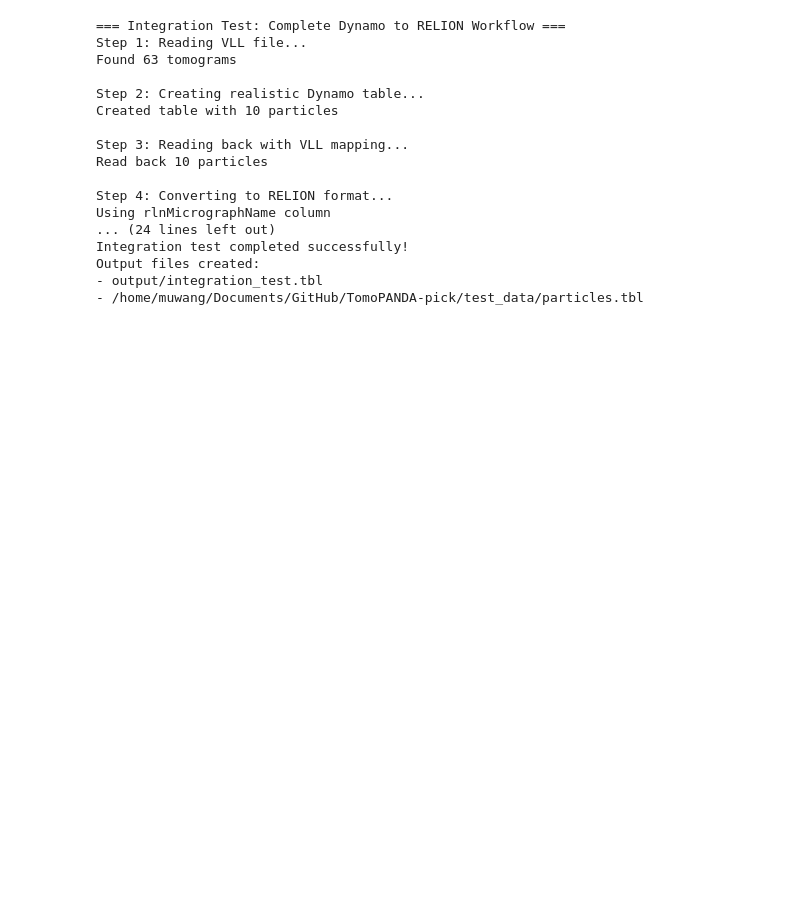
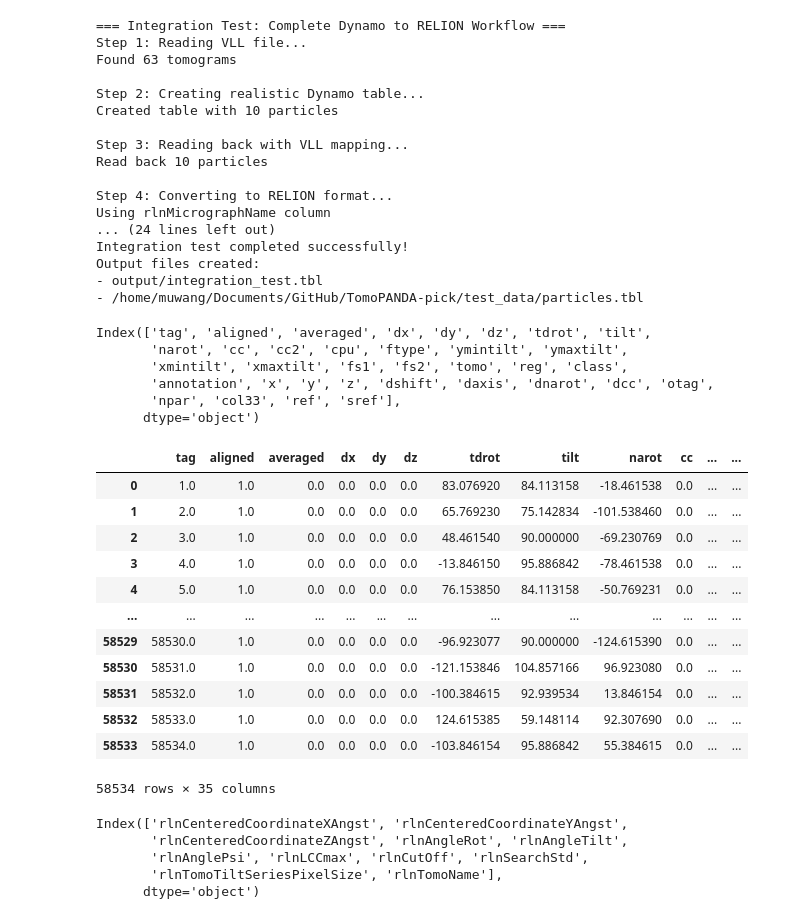
Before and after one commit to GiantFurosemide/TomoPANDA-pick, a Jupyter notebook: notebooks/test_io_dynamo.ipynb, the cells around one changed output. Cells and saved outputs as stored; diff of their text form; code cells hidden in the pictures; blank space fills up the shorter version.

```diff
--- a/notebooks/test_io_dynamo.ipynb
+++ b/notebooks/test_io_dynamo.ipynb
@@ -355,3 +355,42 @@ Integration test completed successfully!
 Output files created:
 - output/integration_test.tbl
 - /home/muwang/Documents/GitHub/TomoPANDA-pick/test_data/particles.tbl
+# %%
+# from star to tbl
+
+starfile_particle = '/home/muwang/Documents/projects/IR/20230518IR_mCherry/merged_particles_changeTomoName.star'
+df =relion_star_to_dynamo_tbl(starfile_particle, 6.72,tomogram_size=(999,999,499), output_file='output/particles_changeTomoName_bin8.tbl')
+# %%
+df.keys()
+# %% [output]
+Index(['tag', 'aligned', 'averaged', 'dx', 'dy', 'dz', 'tdrot', 'tilt',
+       'narot', 'cc', 'cc2', 'cpu', 'ftype', 'ymintilt', 'ymaxtilt',
+       'xmintilt', 'xmaxtilt', 'fs1', 'fs2', 'tomo', 'reg', 'class',
+       'annotation', 'x', 'y', 'z', 'dshift', 'daxis', 'dnarot', 'dcc', 'otag',
+       'npar', 'col33', 'ref', 'sref'],
+      dtype='object')
+# %%
+df
+# %% [output]
+|  | tag | aligned | averaged | dx | dy | dz | tdrot | tilt | narot | cc | ... | ... |
+| 0 | 1.0 | 1.0 | 0.0 | 0.0 | 0.0 | 0.0 | 83.076920 | 84.113158 | -18.461538 | 0.0 | ... | ... |
+| 1 | 2.0 | 1.0 | 0.0 | 0.0 | 0.0 | 0.0 | 65.769230 | 75.142834 | -101.538460 | 0.0 | ... | ... |
+| 2 | 3.0 | 1.0 | 0.0 | 0.0 | 0.0 | 0.0 | 48.461540 | 90.000000 | -69.230769 | 0.0 | ... | ... |
+| 3 | 4.0 | 1.0 | 0.0 | 0.0 | 0.0 | 0.0 | -13.846150 | 95.886842 | -78.461538 | 0.0 | ... | ... |
+| 4 | 5.0 | 1.0 | 0.0 | 0.0 | 0.0 | 0.0 | 76.153850 | 84.113158 | -50.769231 | 0.0 | ... | ... |
+| ... | ... | ... | ... | ... | ... | ... | ... | ... | ... | ... | ... | ... |
+| 58529 | 58530.0 | 1.0 | 0.0 | 0.0 | 0.0 | 0.0 | -96.923077 | 90.000000 | -124.615390 | 0.0 | ... | ... |
+| 58530 | 58531.0 | 1.0 | 0.0 | 0.0 | 0.0 | 0.0 | -121.153846 | 104.857166 | 96.923080 | 0.0 | ... | ... |
+| 58531 | 58532.0 | 1.0 | 0.0 | 0.0 | 0.0 | 0.0 | -100.384615 | 92.939534 | 13.846154 | 0.0 | ... | ... |
+| 58532 | 58533.0 | 1.0 | 0.0 | 0.0 | 0.0 | 0.0 | 124.615385 | 59.148114 | 92.307690 | 0.0 | ... | ... |
+| 58533 | 58534.0 | 1.0 | 0.0 | 0.0 | 0.0 | 0.0 | -103.846154 | 95.886842 | 55.384615 | 0.0 | ... | ... |
+58534 rows × 35 columns
+# %%
+df_star = starfile.read(starfile_particle)
+df_star.keys()
+# %% [output]
+Index(['rlnCenteredCoordinateXAngst', 'rlnCenteredCoordinateYAngst',
+       'rlnCenteredCoordinateZAngst', 'rlnAngleRot', 'rlnAngleTilt',
+       'rlnAnglePsi', 'rlnLCCmax', 'rlnCutOff', 'rlnSearchStd',
+       'rlnTomoTiltSeriesPixelSize', 'rlnTomoName'],
+      dtype='object')
```
Also changed, not shown: parts of 3 cells of this notebook.
